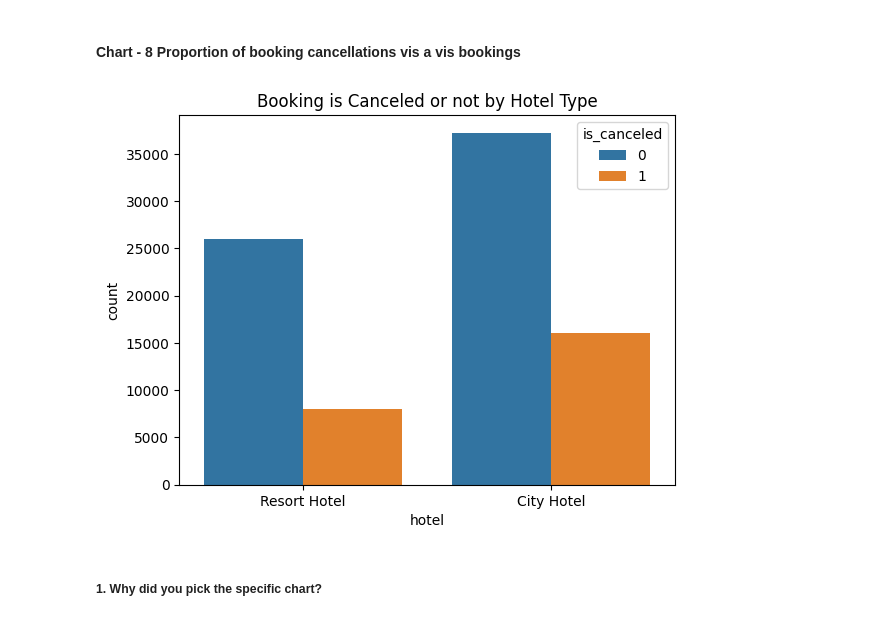
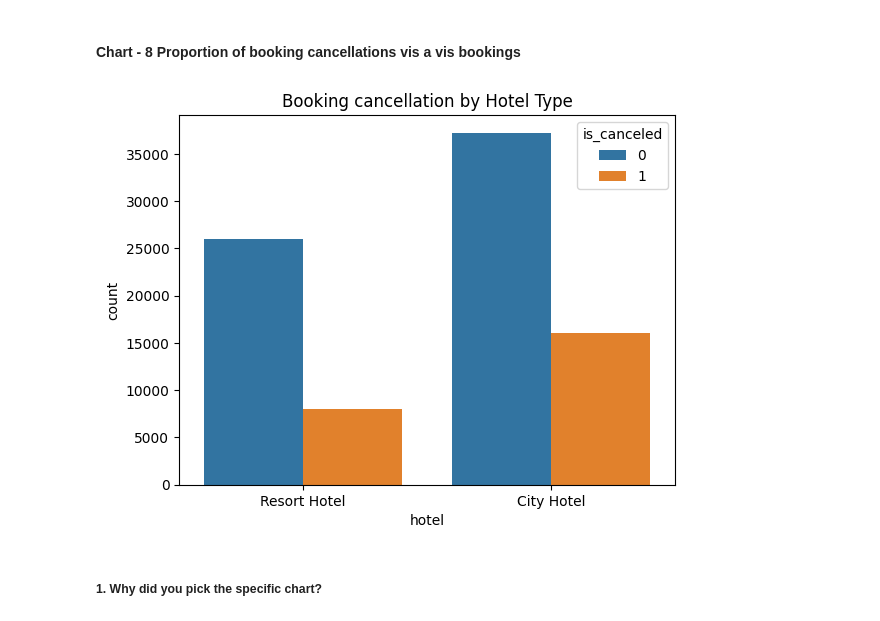
Before and after one commit to pankajmanisahu/EDA-ON-HOTEL-BOOKING-ANALYSIS, a Jupyter notebook: 24_DEC_HOTEL_BOOKING_ANALYSIS_EDA.ipynb, the cells around one changed output. Saved outputs shown, nothing was run; the diff lists cells and outputs as text; code cells hidden in the pictures.

```diff
--- a/24_DEC_HOTEL_BOOKING_ANALYSIS_EDA.ipynb
+++ b/24_DEC_HOTEL_BOOKING_ANALYSIS_EDA.ipynb
@@ -761,12 +761,12 @@ These insights provide businesses with data on their cancellation rates, allowin
 # %%
 # Chart - 8 visualization code
 # Visualizing proportion of booking cancellations vis a vis bookings
 
 sns.countplot(x = "hotel", hue = 'is_canceled', data = df)
-plt.title("Booking is Canceled or not by Hotel Type")
+plt.title("Booking cancellation by Hotel Type")
 plt.show()
 # %% [output]
-[figure, old version]
+[figure, new version]
 # %% [markdown]
 ##### 1. Why did you pick the specific chart?
 # %% [markdown]
```
Also changed, not shown: parts of 19 cells of this notebook.
